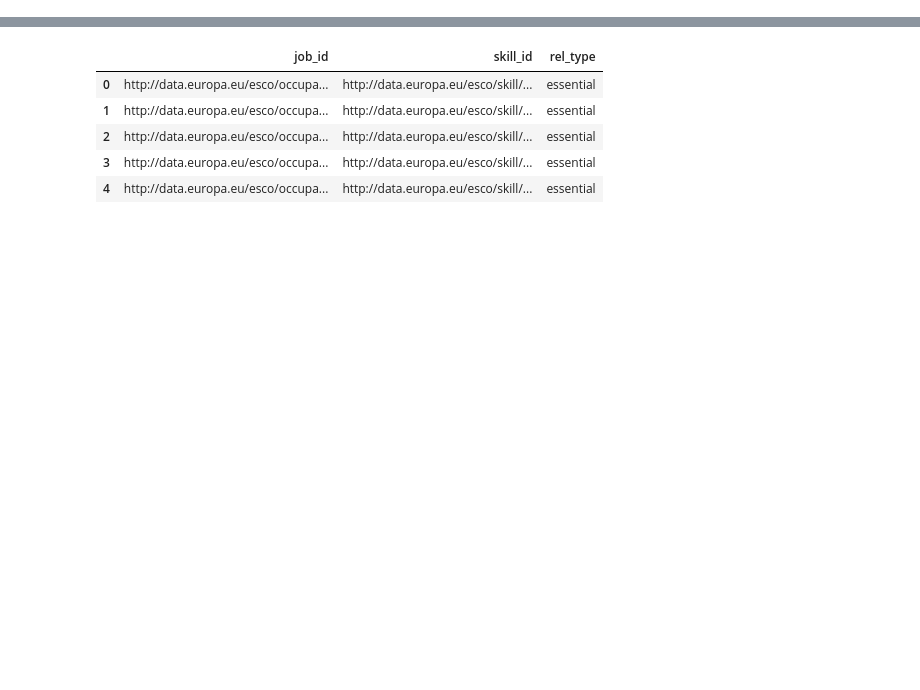
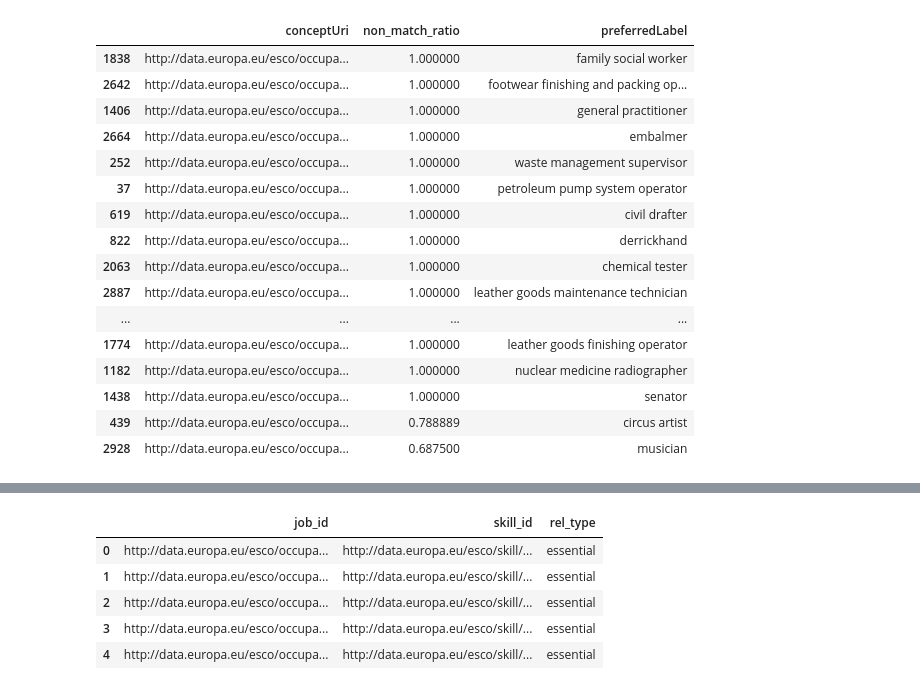
Before and after one commit to egesualp/skills4cpp, a Jupyter notebook: notebooks/4_talent_clef_task_B_data.ipynb, the cells around one changed output, grey strips where cells are left out. Saved outputs shown, nothing was run; the diff lists cells and outputs as text; code cells hidden in the pictures; blank space fills up the shorter version.

```diff
--- a/notebooks/4_talent_clef_task_B_data.ipynb
+++ b/notebooks/4_talent_clef_task_B_data.ipynb
@@ -5,0 +293,23 @@ import json
+# %%
+df = esco_expanded.merge(
+    df_3,
+    left_on = ['conceptUri', 'label'],
+    right_on=['id', 'jobtitle'],
+    how='left')
+
+# Find non-match ratio per conceptUri
+conceptUri_stats = df.groupby('conceptUri').agg({
+    'jobtitle': lambda x: x.isna().sum() / len(x)  # ratio of non-matches per conceptUri
+}).rename(columns={'jobtitle': 'non_match_ratio'})
+
+# Non-match ratio overall
+overall_non_match_ratio = df['jobtitle'].isna().sum() / len(df)
+print(f"Overall non-match ratio: {overall_non_match_ratio:.4f}")
+
+# Number of conceptUris which do not have any 'jobtitle' attached
+conceptUris_without_jobtitle = df.groupby('conceptUri')['jobtitle'].apply(lambda x: x.isna().all()).sum()
+print(f"Number of conceptUris without any jobtitle: {conceptUris_without_jobtitle}")
+
+# Display conceptUri stats
+print(f"Non-match ratio per conceptUri:")
+print(conceptUri_stats.head(10))
@@ -5,0 +332,25 @@ import json
+# %%
+conceptUri_stats.merge(
+    esco_titles[['conceptUri', 'preferredLabel']],
+    how='left',
+    on='conceptUri'
+    ).sort_values(
+        by="non_match_ratio", ascending=False).head(30)
+# %% [output]
+|  | conceptUri | non_match_ratio | preferredLabel |
+| 1838 | http://data.europa.eu/esco/occupa... | 1.000000 | family social worker |
+| 2642 | http://data.europa.eu/esco/occupa... | 1.000000 | footwear finishing and packing op... |
+| 1406 | http://data.europa.eu/esco/occupa... | 1.000000 | general practitioner |
+| 2664 | http://data.europa.eu/esco/occupa... | 1.000000 | embalmer |
+| 252 | http://data.europa.eu/esco/occupa... | 1.000000 | waste management supervisor |
+| 37 | http://data.europa.eu/esco/occupa... | 1.000000 | petroleum pump system operator |
+| 619 | http://data.europa.eu/esco/occupa... | 1.000000 | civil drafter |
+| 822 | http://data.europa.eu/esco/occupa... | 1.000000 | derrickhand |
+| 2063 | http://data.europa.eu/esco/occupa... | 1.000000 | chemical tester |
+| 2887 | http://data.europa.eu/esco/occupa... | 1.000000 | leather goods maintenance technician |
+| ... | ... | ... | ... |
+| 1774 | http://data.europa.eu/esco/occupa... | 1.000000 | leather goods finishing operator |
+| 1182 | http://data.europa.eu/esco/occupa... | 1.000000 | nuclear medicine radiographer |
+| 1438 | http://data.europa.eu/esco/occupa... | 1.000000 | senator |
+| 439 | http://data.europa.eu/esco/occupa... | 0.788889 | circus artist |
+| 2928 | http://data.europa.eu/esco/occupa... | 0.687500 | musician |
```
Also changed, not shown: parts of 38 cells of this notebook, 15 other files.
